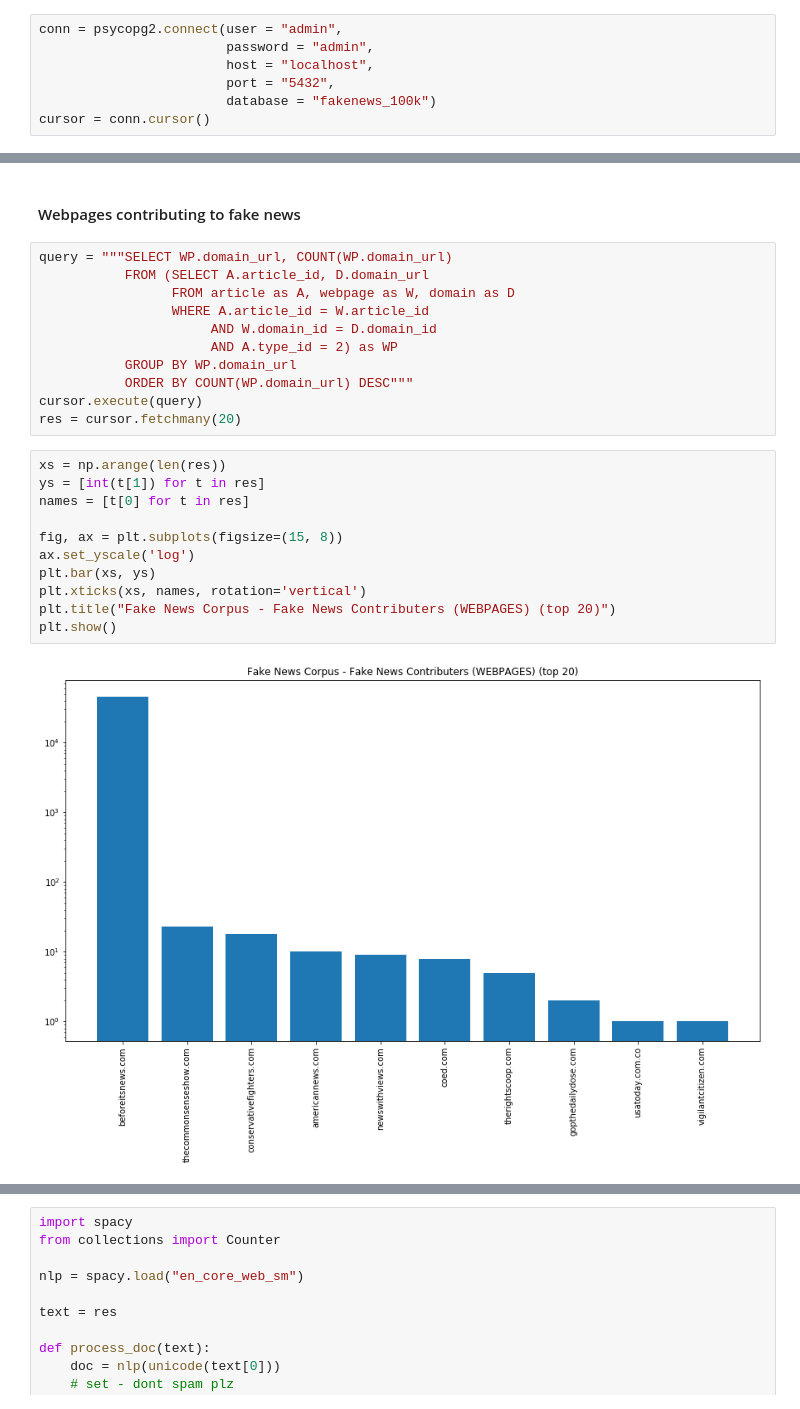
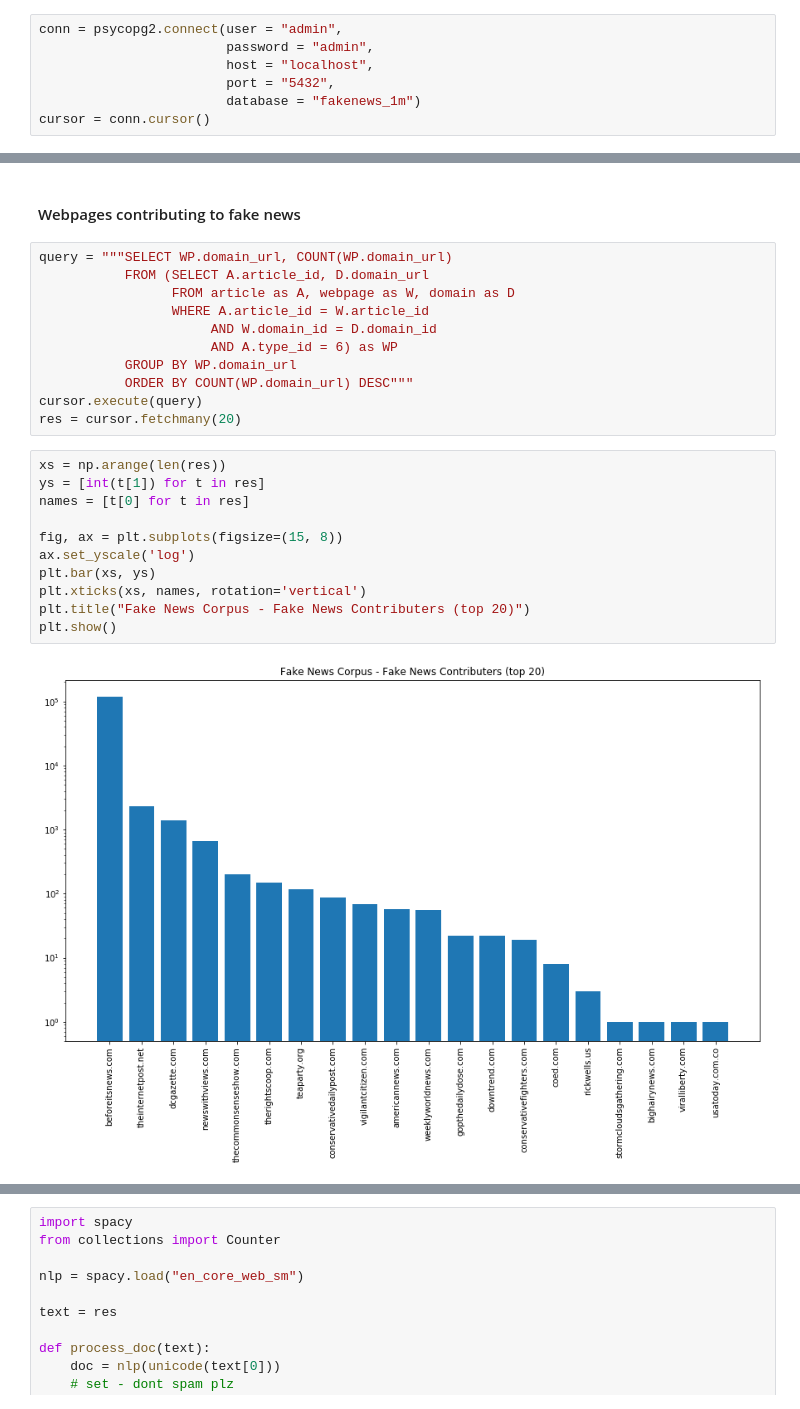
Before and after one commit to fmbahrt/fake-news-detection, a Jupyter notebook: fake-news-exploration.ipynb, the cells around one changed output, grey strips where cells are left out. Saved outputs shown, nothing was run; the diff lists cells and outputs as text.

```diff
--- a/fake-news-exploration.ipynb
+++ b/fake-news-exploration.ipynb
@@ -12,6 +19,6 @@ conn = psycopg2.connect(user = "admin",
                         password = "admin",
                         host = "localhost",
                         port = "5432",
-                        database = "fakenews_100k")
+                        database = "fakenews_1m")
 cursor = conn.cursor()
 # %% [markdown]
@@ -132,7 +92,7 @@ query = """SELECT WP.domain_url, COUNT(WP.domain_url)
                  FROM article as A, webpage as W, domain as D
                  WHERE A.article_id = W.article_id
                       AND W.domain_id = D.domain_id
-                      AND A.type_id = 2) as WP
+                      AND A.type_id = 6) as WP
            GROUP BY WP.domain_url
            ORDER BY COUNT(WP.domain_url) DESC"""
 cursor.execute(query)
@@ -140,16 +100,16 @@ res = cursor.fetchmany(20)
 # %%
 xs = np.arange(len(res))
 ys = [int(t[1]) for t in res]
 names = [t[0] for t in res]
 
 fig, ax = plt.subplots(figsize=(15, 8))
 ax.set_yscale('log')
 plt.bar(xs, ys)
 plt.xticks(xs, names, rotation='vertical')
-plt.title("Fake News Corpus - Fake News Contributers (WEBPAGES) (top 20)")
+plt.title("Fake News Corpus - Fake News Contributers (top 20)")
 plt.show()
 # %% [output]
-[figure, old version]
+[figure, new version]
 # %%
 print "{} contributes to {} fake news articles.".format(names[0], ys[0])
 # %% [output]
```
Also changed, not shown: parts of 28 cells of this notebook, 2 other files.
